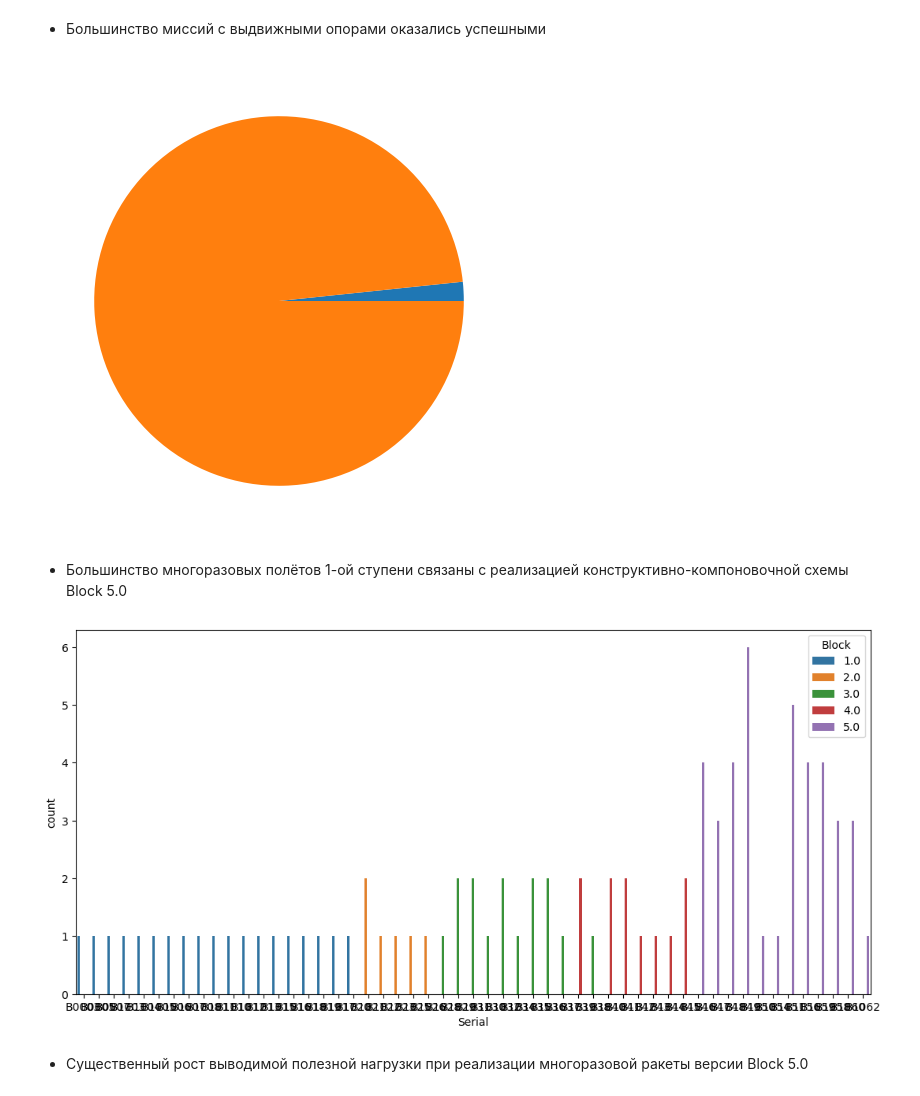
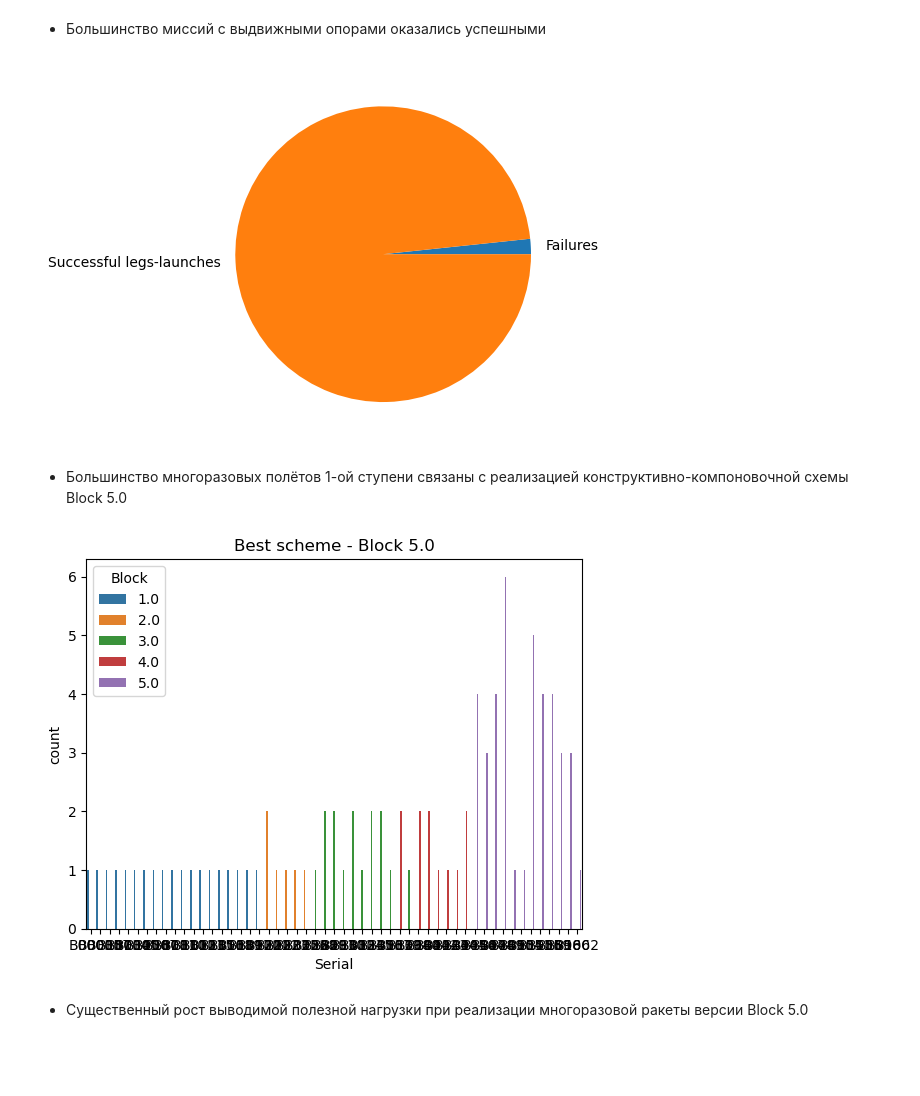
Before and after one commit to romanshalimov/python_analytics, a Jupyter notebook: 3.2_HW_visualisation.ipynb, the cells around one changed output. Cells and saved outputs as stored; diff of their text form; code cells hidden in the pictures; blank space fills up the shorter version.

```diff
--- a/3.2_HW_visualisation.ipynb
+++ b/3.2_HW_visualisation.ipynb
@@ -102,16 +103,19 @@ plt.pie(df_legs.groupby('Legs')['Outcome'].count());
 - Большинство миссий с выдвижными опорами оказались успешными
 # %%
 df_outcome = df.loc[df['Outcome'].isin(['True ASDS','True RTLS','True Ocean'])]
+# %%
+labels = ['Failures', 'Successful legs-launches']
 # %%
-plt.pie(df_outcome.groupby('Legs')['Outcome'].count());
+plt.pie(df_outcome.groupby('Legs')['Outcome'].count(), labels=labels);
 # %% [output]
-[figure, old version]
+[figure, new version]
 # %% [markdown]
 - Большинство многоразовых полётов 1-ой ступени связаны с реализацией конструктивно-компоновочной схемы Block 5.0
 # %%
 sns.countplot(x='Serial', hue='Block', data=df);
+plt.title('Best scheme - Block 5.0');
 # %% [output]
-[figure, old version]
+[figure, new version]
 # %% [markdown]
 - Cущественный рост выводимой полезной нагрузки при реализации многоразовой ракеты версии Block 5.0
 # %%
```
Also changed, not shown: parts of 2 cells of this notebook, 5 other files.
